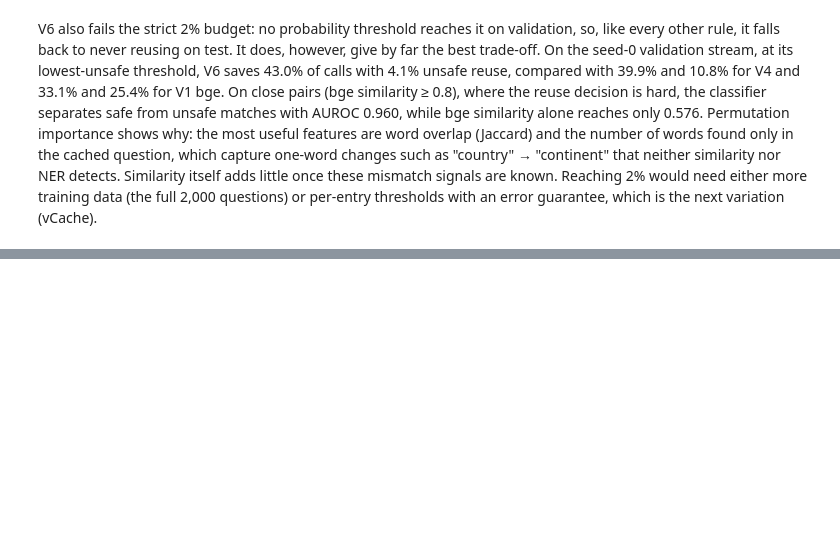
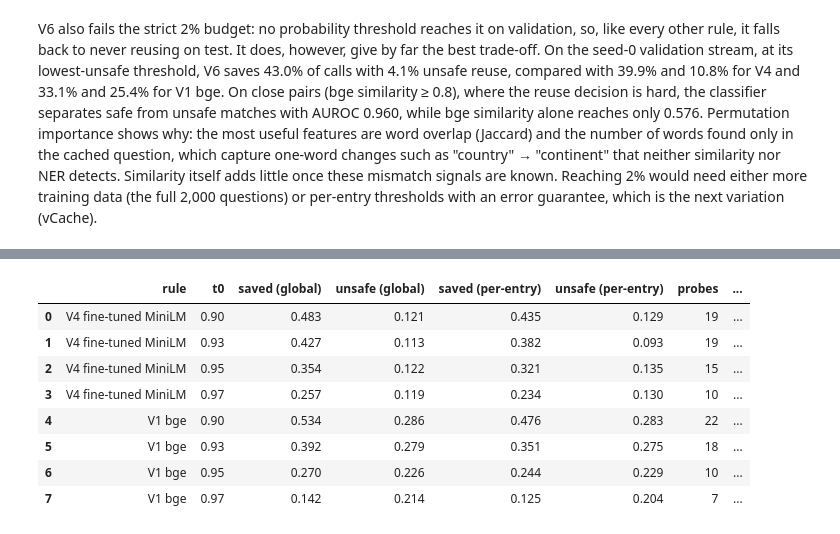
Before and after one commit to Naveena126/dsa4-reuse-retrieve-generate, a Jupyter notebook: notebooks/NaveenaSivapuram_Cache_Reuse.ipynb, the cells around one changed output, grey strips where cells are left out. Saved outputs shown, nothing was run; the diff lists cells and outputs as text; code cells hidden in the pictures; blank space fills up the shorter version.

Commit message:
Task 1: V3 per-entry thresholds

```diff
--- a/notebooks/NaveenaSivapuram_Cache_Reuse.ipynb
+++ b/notebooks/NaveenaSivapuram_Cache_Reuse.ipynb
@@ -669,0 +674,74 @@ V6 also fails the strict 2% budget: no probability threshold reaches it on valid
+# %%
+# V3: per-entry thresholds with probing (vCache-style backup)
+def simulate_per_entry(st, sim, t0, explore=0.10, floor=0.70, seed=0, learn=True):
+    """Like reuse.simulate, but each cached entry j has its own threshold:
+    max(t0, highest similarity at which reusing j was observed to be unsafe)."""
+    rng = np.random.default_rng(seed)
+    keys = [answer_key(a, b, c) for a, b, c in zip(st["qid"], st["kind"], st["vid"])]
+    stored, stored_keys, rows = [], set(), []
+    worst, n_obs = {}, {}
+    for i in range(len(st)):
+        if stored:
+            s = sim[i, stored]
+            k = int(np.argmax(s))
+            best, j = float(s[k]), stored[k]
+        else:
+            best, j = -1.0, -1
+        t_e = max(t0, worst.get(j, -1.0) + 1e-6) if j >= 0 else 2.0
+        want = j >= 0 and best >= t_e
+        probe = want and learn and rng.random() < explore
+        ok = want and not probe
+        if learn and j >= 0 and best >= floor and not ok:   # LLM called: we see if reuse would be safe
+            n_obs[j] = n_obs.get(j, 0) + 1
+            if keys[i] != keys[j]:
+                worst[j] = max(worst.get(j, -1.0), best)
+        rows.append({"reused": ok, "match": j if ok else -1, "best_sim": best,
+                     "safe": (keys[i] == keys[j]) if ok else np.nan,
+                     "could_reuse": keys[i] in stored_keys, "probe": probe,
+                     "raised": j >= 0 and best >= t0 and best < t_e})
+        if not ok:
+            stored.append(i)
+            stored_keys.add(keys[i])
+    r = pd.DataFrame(rows, index=st.index)
+    r.attrs["obs_per_entry"] = np.mean(list(n_obs.values())) if n_obs else 0.0
+    r.attrs["entries_raised"] = len(worst)
+    return r
+
+T0S = np.round(np.arange(0.80, 1.0001, 0.01), 2)
+def v3_bases(seed):
+    return {"V4 fine-tuned MiniLM": f"v4_s{seed}", "V1 bge": RULES["V1 bge"]}
+
+# Main result: t0 chosen on validation (<= 2% unsafe), reported on test, seeds 0-2
+rows3 = []
+for seed in (0, 1, 2):
+    sv, st = make_stream(seed, "val"), make_stream(seed, "test")
+    for label, key in v3_bases(seed).items():
+        Sv, St = sim_for(sv, key), sim_for(st, key)
+        cv = pd.DataFrame([{"t0": t, **reuse.summarise(simulate_per_entry(sv, Sv, t, seed=seed))}
+                           for t in T0S])
+        ok = cv[(cv["calls_saved"] > 0) & (cv["unsafe_reuse"] <= TARGET)]
+        t0 = ok.sort_values("calls_saved").iloc[-1]["t0"] if len(ok) else 1.01
+        rows3.append({"rule": "V3 per-entry + " + label, "seed": seed, "threshold": min(t0, 1.0),
+                      **reuse.summarise(simulate_per_entry(st, St, t0, seed=seed))})
+res3 = pd.DataFrame(rows3)
+res3.to_csv(MET / "task1_v3_results_by_seed.csv", index=False)
+display(res3.groupby("rule")[["threshold", "calls_saved", "unsafe_reuse", "safe_recall"]]
+        .agg(["mean", "std"]).round(3))
+
+# Global vs per-entry threshold at the same t0, seed-0 validation stream
+sv = make_stream(0, "val")
+cmp_rows = []
+for label, key in v3_bases(0).items():
+    S = sim_for(sv, key)
+    for t in (0.90, 0.93, 0.95, 0.97):
+        g = reuse.summarise(simulate_rule(sv, S, t))
+        r = simulate_per_entry(sv, S, t, seed=0)
+        p = reuse.summarise(r)
+        cmp_rows.append({"rule": label, "t0": t,
+                         "saved (global)": round(g["calls_saved"], 3), "unsafe (global)": round(g["unsafe_reuse"], 3),
+                         "saved (per-entry)": round(p["calls_saved"], 3), "unsafe (per-entry)": round(p["unsafe_reuse"], 3),
+                         "probes": int(r["probe"].sum()), "blocked by raised threshold": int(r["raised"].sum()),
+                         "feedback per entry": round(r.attrs["obs_per_entry"], 2),
+                         "entries raised": r.attrs["entries_raised"]})
+display(pd.DataFrame(cmp_rows))
+# %% [output]
@@ -669,0 +753,9 @@ V6 also fails the strict 2% budget: no probability threshold reaches it on valid
+|  | rule | t0 | saved (global) | unsafe (global) | saved (per-entry) | unsafe (per-entry) | probes | ... |
+| 0 | V4 fine-tuned MiniLM | 0.90 | 0.483 | 0.121 | 0.435 | 0.129 | 19 | ... |
+| 1 | V4 fine-tuned MiniLM | 0.93 | 0.427 | 0.113 | 0.382 | 0.093 | 19 | ... |
+| 2 | V4 fine-tuned MiniLM | 0.95 | 0.354 | 0.122 | 0.321 | 0.135 | 15 | ... |
+| 3 | V4 fine-tuned MiniLM | 0.97 | 0.257 | 0.119 | 0.234 | 0.130 | 10 | ... |
+| 4 | V1 bge | 0.90 | 0.534 | 0.286 | 0.476 | 0.283 | 22 | ... |
+| 5 | V1 bge | 0.93 | 0.392 | 0.279 | 0.351 | 0.275 | 18 | ... |
+| 6 | V1 bge | 0.95 | 0.270 | 0.226 | 0.244 | 0.229 | 10 | ... |
+| 7 | V1 bge | 0.97 | 0.142 | 0.214 | 0.125 | 0.204 | 7 | ... |
```
Also changed, not shown: parts of 4 cells of this notebook.
